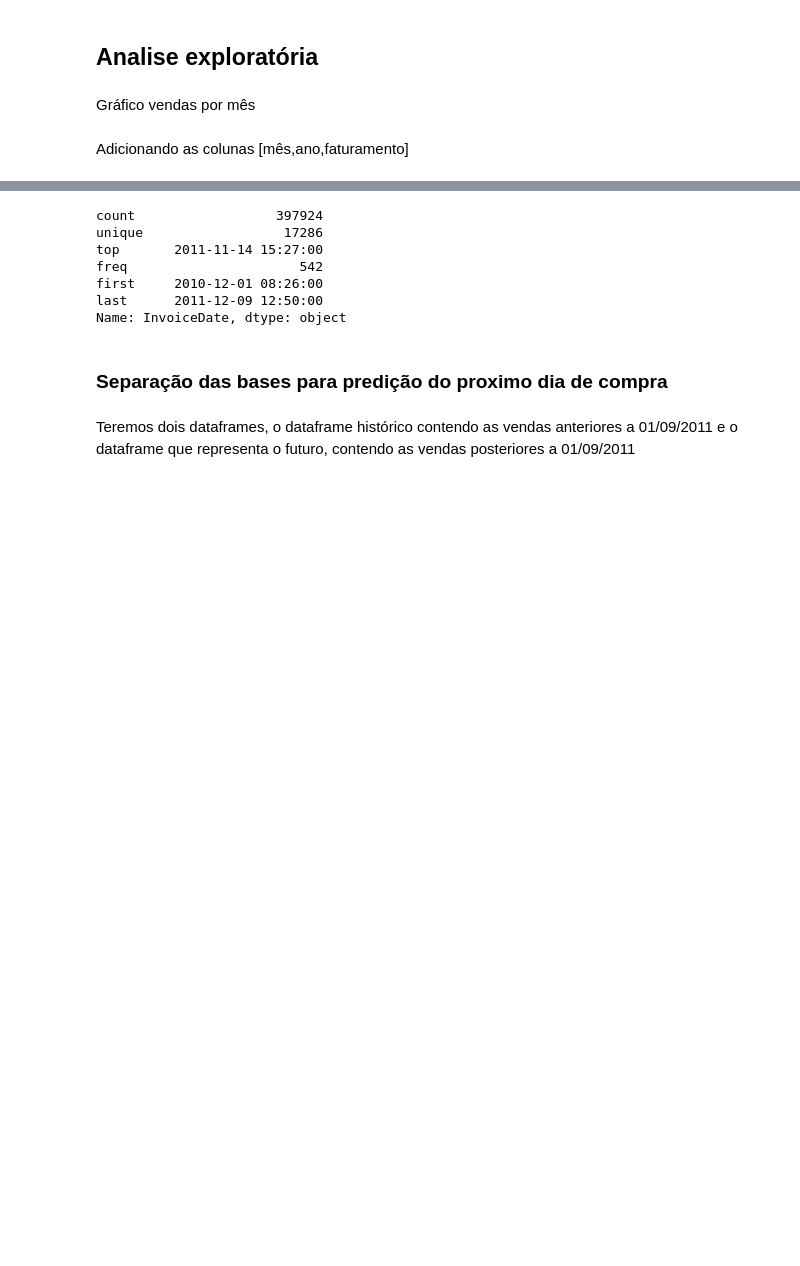
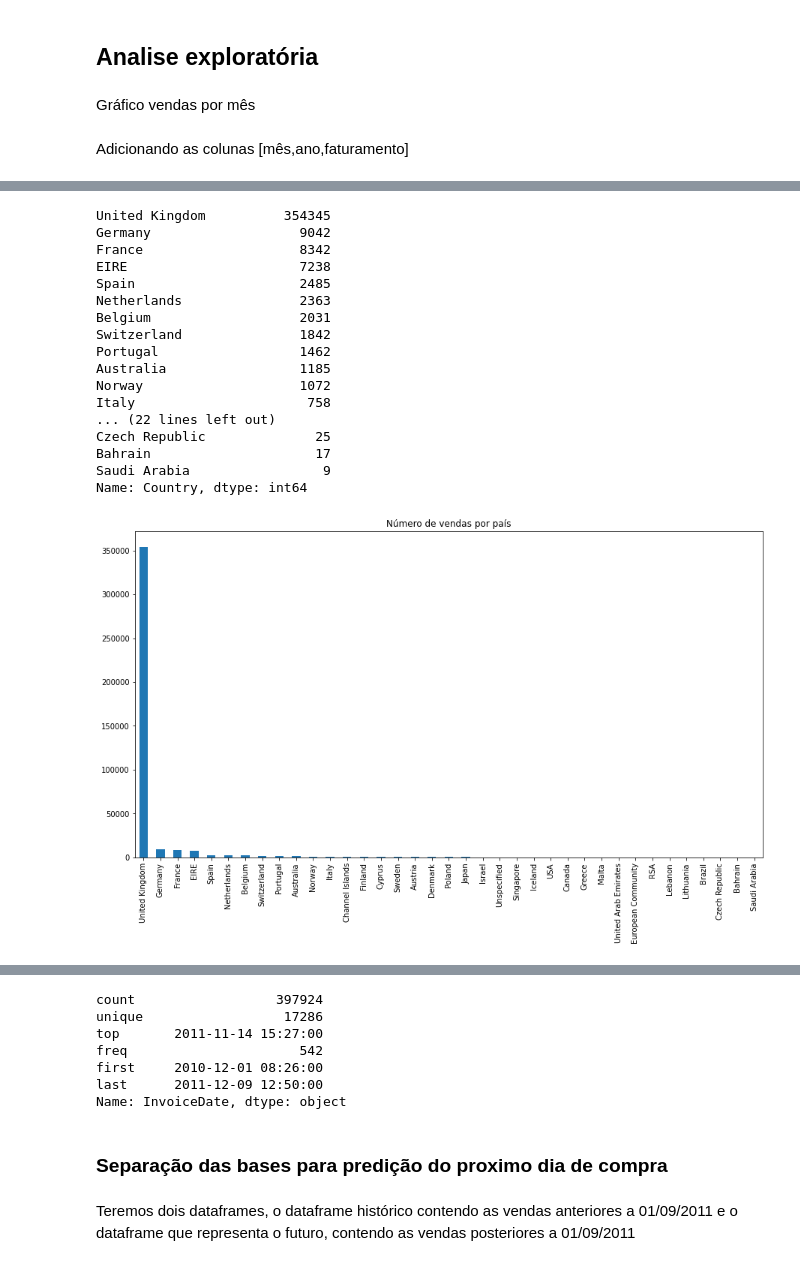
Before and after one commit to aleffelex/ClientSegmentation, a Jupyter notebook: CustomerSegmentation.ipynb, the cells around one changed output, grey strips where cells are left out. Cells and saved outputs as stored; diff of their text form; code cells hidden in the pictures; blank space fills up the shorter version.

```diff
--- a/CustomerSegmentation.ipynb
+++ b/CustomerSegmentation.ipynb
@@ -156,0 +146,23 @@ fig.set_size_inches(20.5, 3.5)
+# %%
+# Vendas por país
+data['Country'].value_counts().plot(kind='bar', title='Número de vendas por país', figsize=[15, 8])
+data['Country'].value_counts()
+# %% [output]
+United Kingdom          354345
+Germany                   9042
+France                    8342
+EIRE                      7238
+Spain                     2485
+Netherlands               2363
+Belgium                   2031
+Switzerland               1842
+Portugal                  1462
+Australia                 1185
+Norway                    1072
+Italy                      758
+... (22 lines left out)
+Czech Republic              25
+Bahrain                     17
+Saudi Arabia                 9
+Name: Country, dtype: int64
+[figure, added]
```
Also changed, not shown: parts of 9 cells of this notebook.
